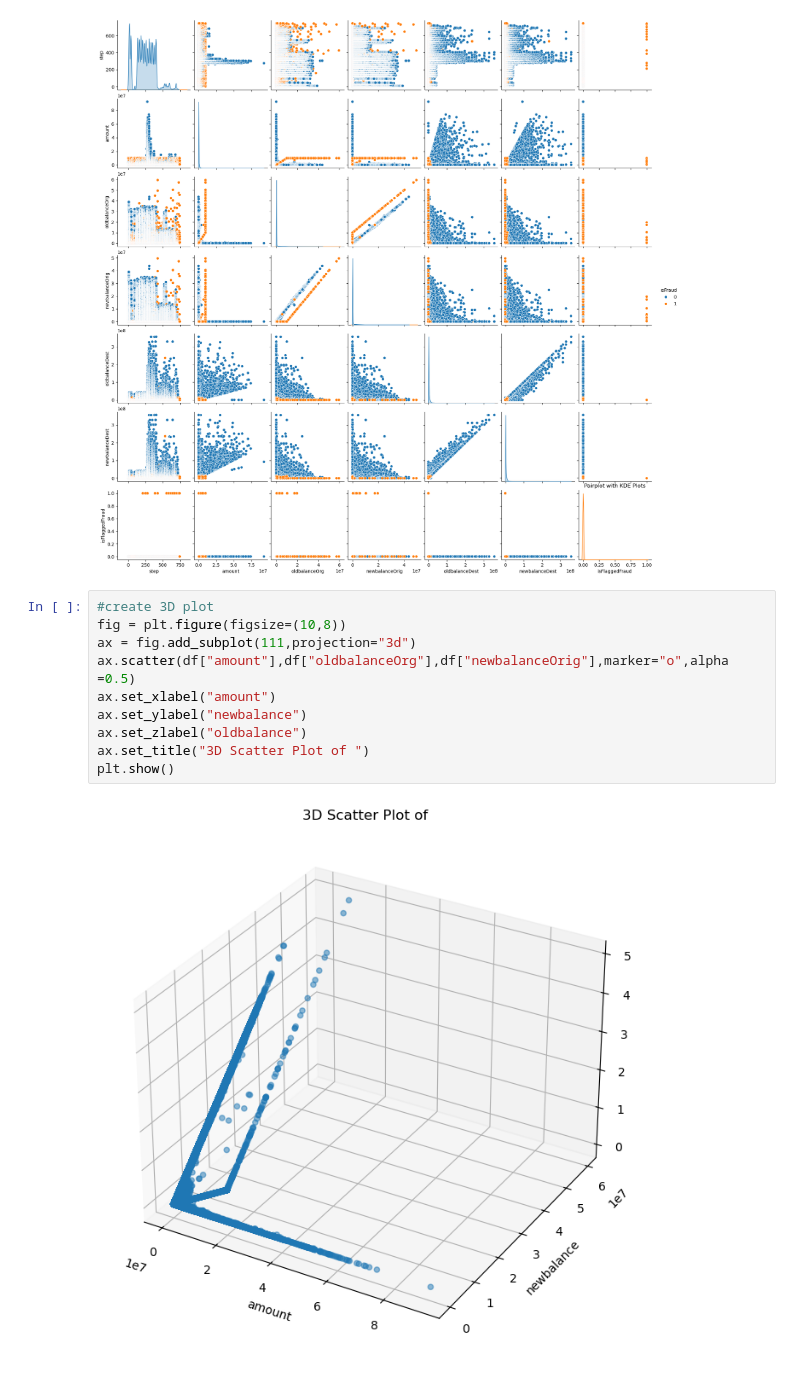
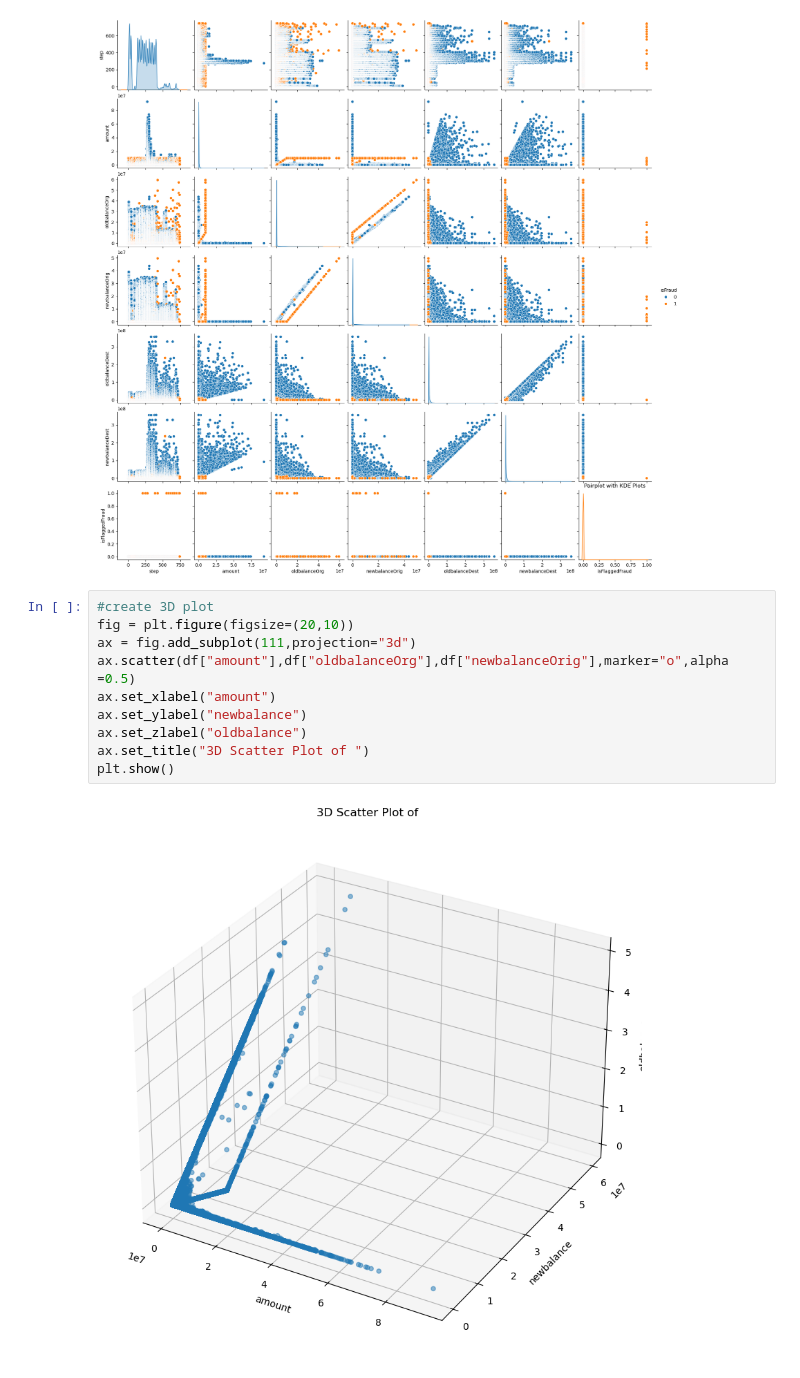
Before and after one commit to MaimunaBawa/Phase2TLAB1, a Jupyter notebook: EDA-1.ipynb, the cells around one changed output. Drawn from its saved outputs; the diff is of its cells as text.

```diff
--- a/EDA-1.ipynb
+++ b/EDA-1.ipynb
@@ -236,13 +236,13 @@ plt.show()
 [figure]
 # %%
 #create 3D plot
-fig = plt.figure(figsize=(10,8))
+fig = plt.figure(figsize=(20,10))
 ax = fig.add_subplot(111,projection="3d")
 ax.scatter(df["amount"],df["oldbalanceOrg"],df["newbalanceOrig"],marker="o",alpha =0.5)
 ax.set_xlabel("amount")
 ax.set_ylabel("newbalance")
 ax.set_zlabel("oldbalance")
 ax.set_title("3D Scatter Plot of ")
 plt.show()
 # %% [output]
-[figure, old version]
+[figure, new version]
```
Also changed, not shown: parts of 2 cells of this notebook, 5 other files.
